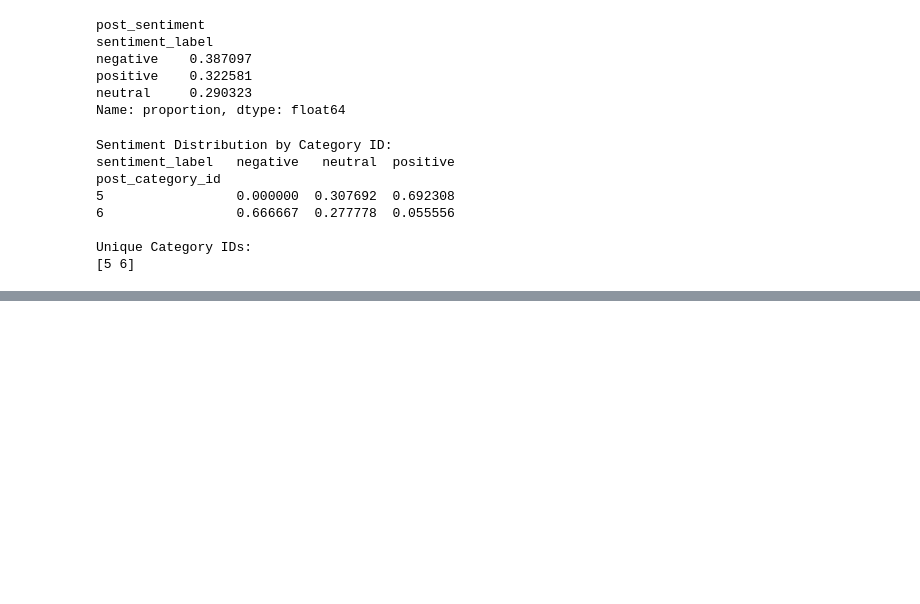
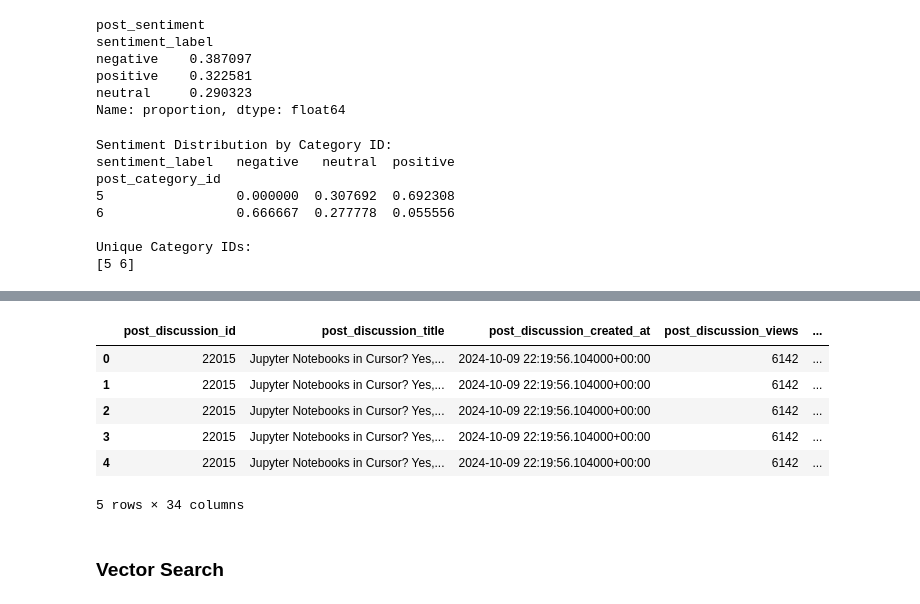
Before and after one commit to dgan11/discourse-analysis, a Jupyter notebook: notebooks/02_mini_analysis.ipynb, the cells around one changed output, grey strips where cells are left out. Saved outputs shown, nothing was run; the diff lists cells and outputs as text; code cells hidden in the pictures; blank space fills up the shorter version.

```diff
--- a/notebooks/02_mini_analysis.ipynb
+++ b/notebooks/02_mini_analysis.ipynb
@@ -219,0 +289,12 @@ Unique Category IDs:
+# %%
+df.head()
+# %% [output]
+|  | post_discussion_id | post_discussion_title | post_discussion_created_at | post_discussion_views | ... |
+| 0 | 22015 | Jupyter Notebooks in Cursor? Yes,... | 2024-10-09 22:19:56.104000+00:00 | 6142 | ... |
+| 1 | 22015 | Jupyter Notebooks in Cursor? Yes,... | 2024-10-09 22:19:56.104000+00:00 | 6142 | ... |
+| 2 | 22015 | Jupyter Notebooks in Cursor? Yes,... | 2024-10-09 22:19:56.104000+00:00 | 6142 | ... |
+| 3 | 22015 | Jupyter Notebooks in Cursor? Yes,... | 2024-10-09 22:19:56.104000+00:00 | 6142 | ... |
+| 4 | 22015 | Jupyter Notebooks in Cursor? Yes,... | 2024-10-09 22:19:56.104000+00:00 | 6142 | ... |
+5 rows × 34 columns
+# %% [markdown]
+### Vector Search
```
Also changed, not shown: parts of 7 cells of this notebook, 2 other files.
